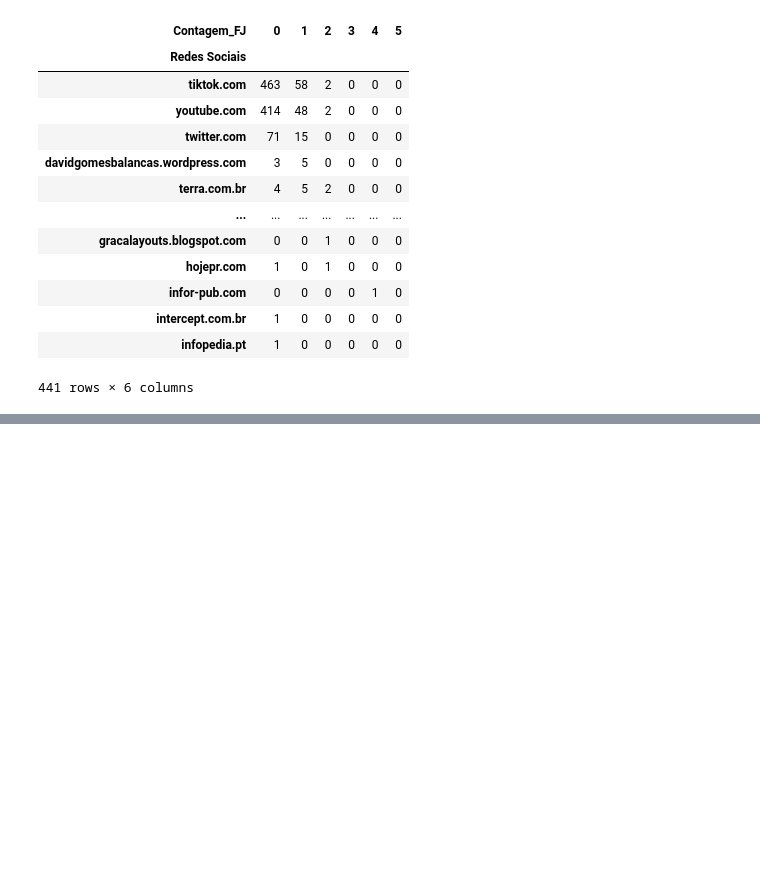
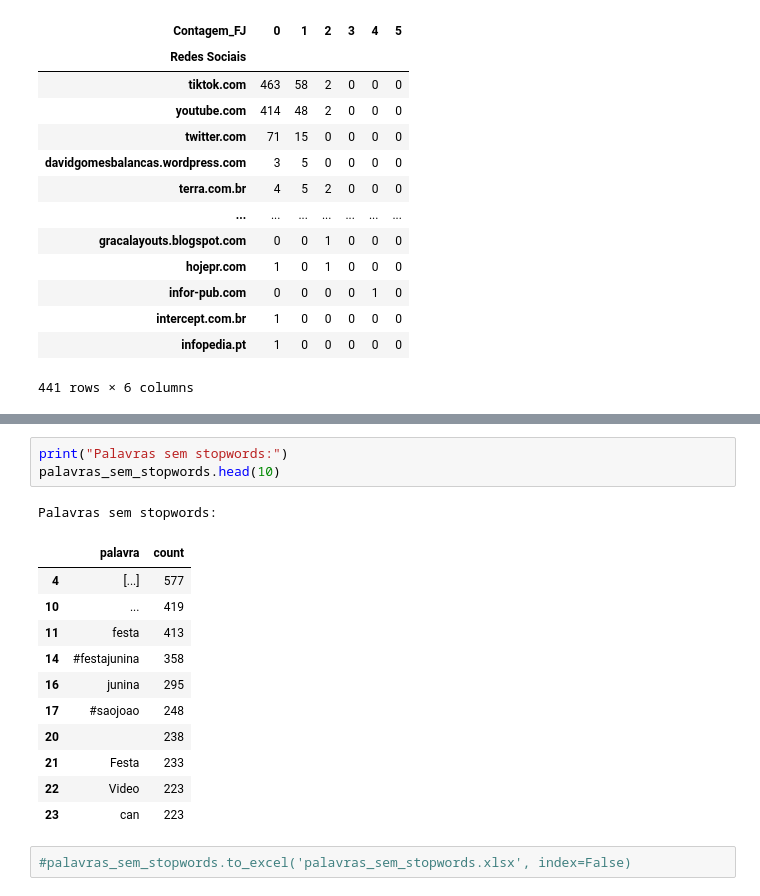
Before and after one commit to Thiag0car/Costume-Trends-Scraper, a Jupyter notebook: Contagem.ipynb, the cells around one changed output, grey strips where cells are left out. Drawn from its saved outputs; the diff is of its cells as text; blank space fills up the shorter version.

```diff
--- a/Contagem.ipynb
+++ b/Contagem.ipynb
@@ -178,0 +235,18 @@ tabela.sort_values(by=1, ascending=False)
+# %%
+print("Palavras sem stopwords:")
+palavras_sem_stopwords.head(10)
+# %% [output]
+Palavras sem stopwords:
+|  | palavra | count |
+| 4 | [...] | 577 |
+| 10 | ... | 419 |
+| 11 | festa | 413 |
+| 14 | #festajunina | 358 |
+| 16 | junina | 295 |
+| 17 | #saojoao | 248 |
+| 20 |  | 238 |
+| 21 | Festa | 233 |
+| 22 | Video | 223 |
+| 23 | can | 223 |
+# %%
+#palavras_sem_stopwords.to_excel('palavras_sem_stopwords.xlsx', index=False)
```
Also changed, not shown: parts of 10 cells of this notebook.
